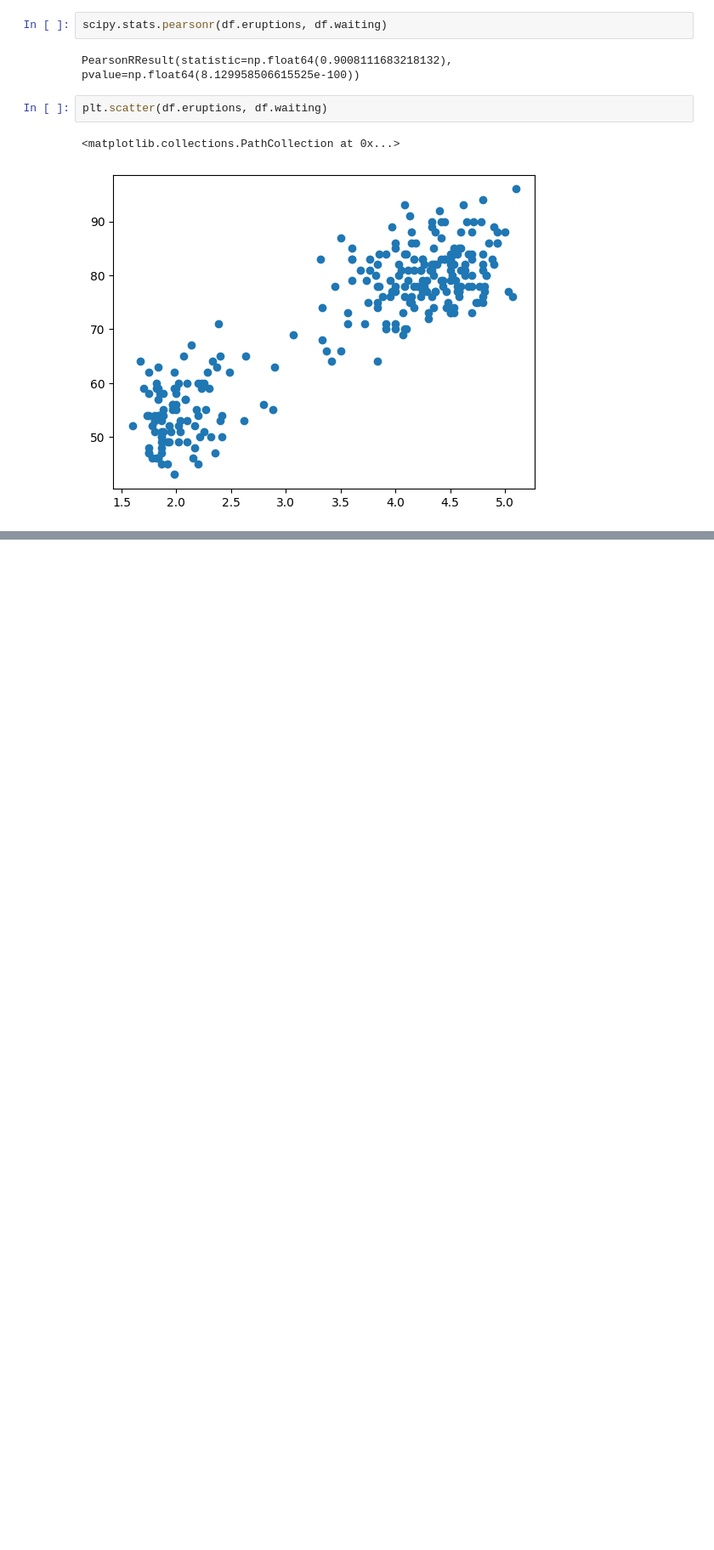
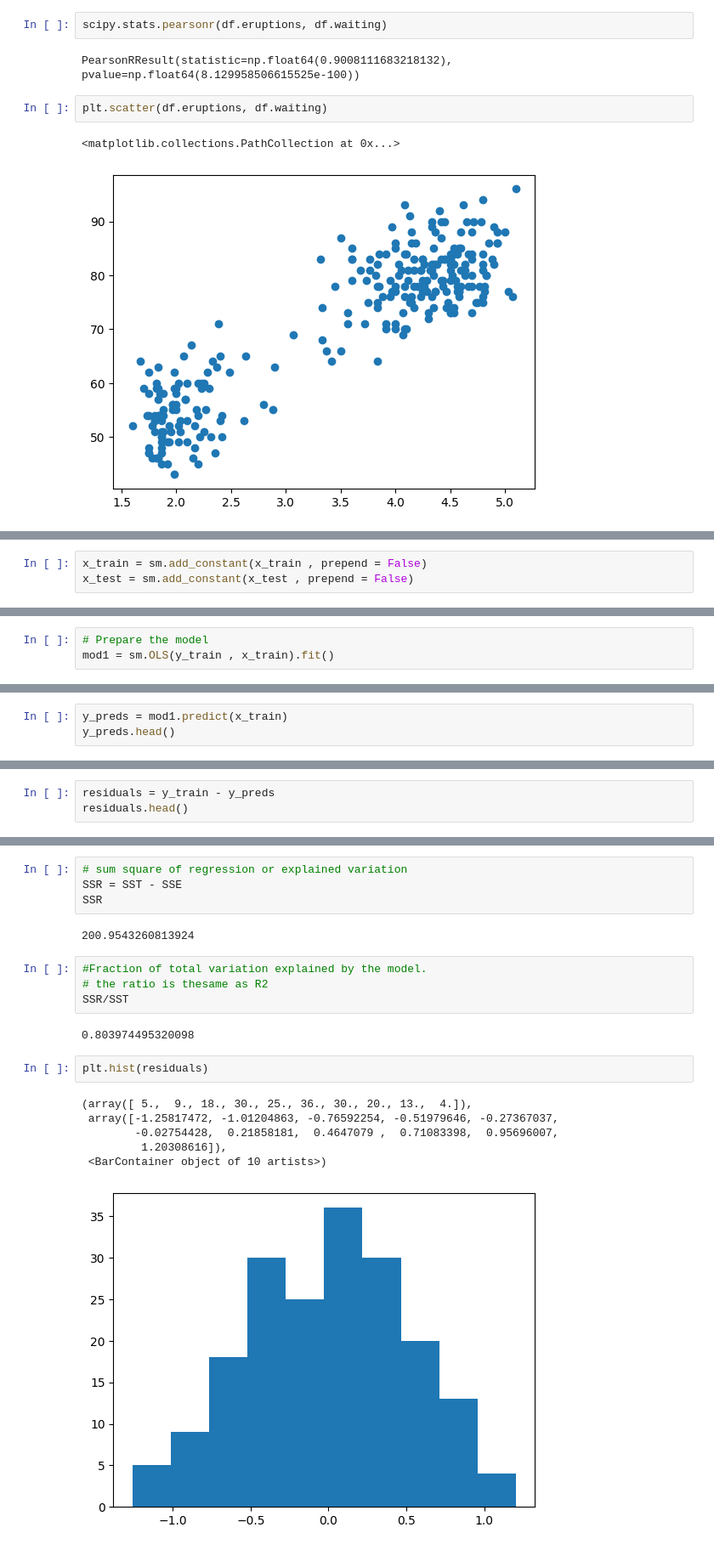
Before and after one commit to devdatta1429/BDA_Assignments, a Jupyter notebook: PML/Day_16_03_06.ipynb, the cells around one changed output, grey strips where cells are left out. Shown at 85% size. Cells and saved outputs as stored; diff of their text form; blank space fills up the shorter version.

```diff
--- a/PML/Day_16_03_06.ipynb
+++ b/PML/Day_16_03_06.ipynb
@@ -84,0 +133,3 @@ plt.scatter(df.eruptions, df.waiting)
+# %%
+x_train = sm.add_constant(x_train , prepend = False)
+x_test = sm.add_constant(x_test , prepend = False)
@@ -84,0 +145,3 @@ plt.scatter(df.eruptions, df.waiting)
+# %%
+# Prepare the model
+mod1 = sm.OLS(y_train , x_train).fit()
@@ -84,0 +214,3 @@ plt.scatter(df.eruptions, df.waiting)
+# %%
+y_preds = mod1.predict(x_train)
+y_preds.head()
@@ -84,0 +235,3 @@ plt.scatter(df.eruptions, df.waiting)
+# %%
+residuals = y_train - y_preds
+residuals.head()
@@ -84,0 +258,21 @@ plt.scatter(df.eruptions, df.waiting)
+# %%
+# sum square of regression or explained variation
+SSR = SST - SSE
+SSR
+# %% [output]
+200.9543260813924
+# %%
+#Fraction of total variation explained by the model.
+# the ratio is thesame as R2
+SSR/SST
+# %% [output]
+0.803974495320098
+# %%
+plt.hist(residuals)
+# %% [output]
+(array([ 5.,  9., 18., 30., 25., 36., 30., 20., 13.,  4.]),
+ array([-1.25817472, -1.01204863, -0.76592254, -0.51979646, -0.27367037,
+        -0.02754428,  0.21858181,  0.4647079 ,  0.71083398,  0.95696007,
+         1.20308616]),
+ <BarContainer object of 10 artists>)
+[figure, added]
```
Also changed, not shown: parts of 24 cells of this notebook.
